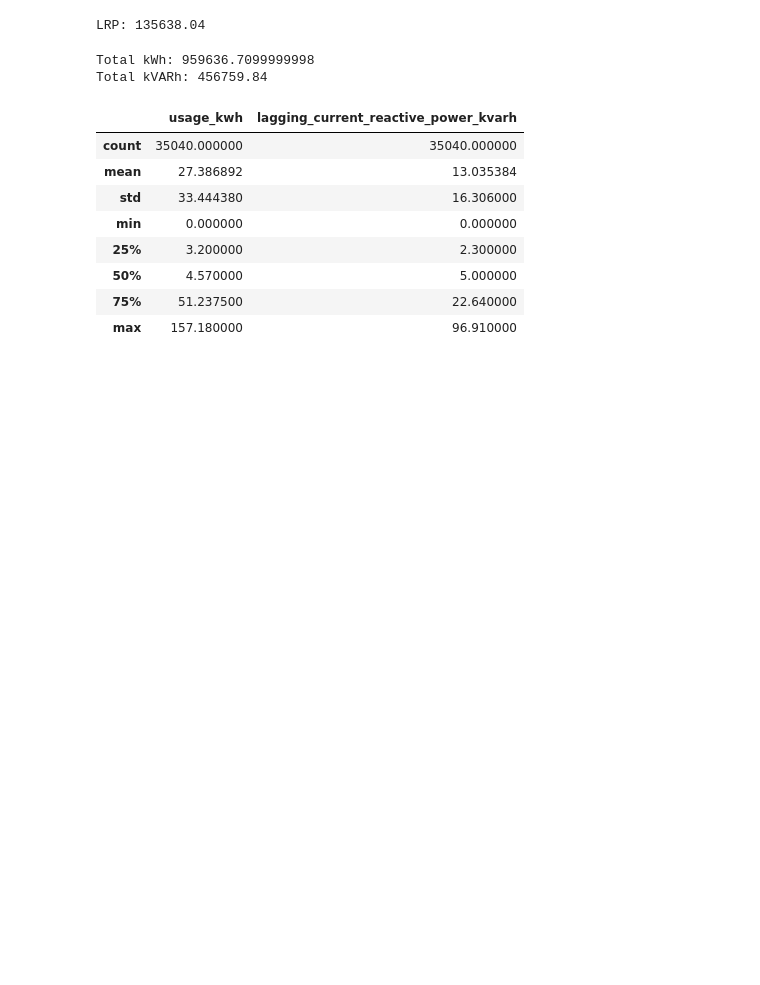
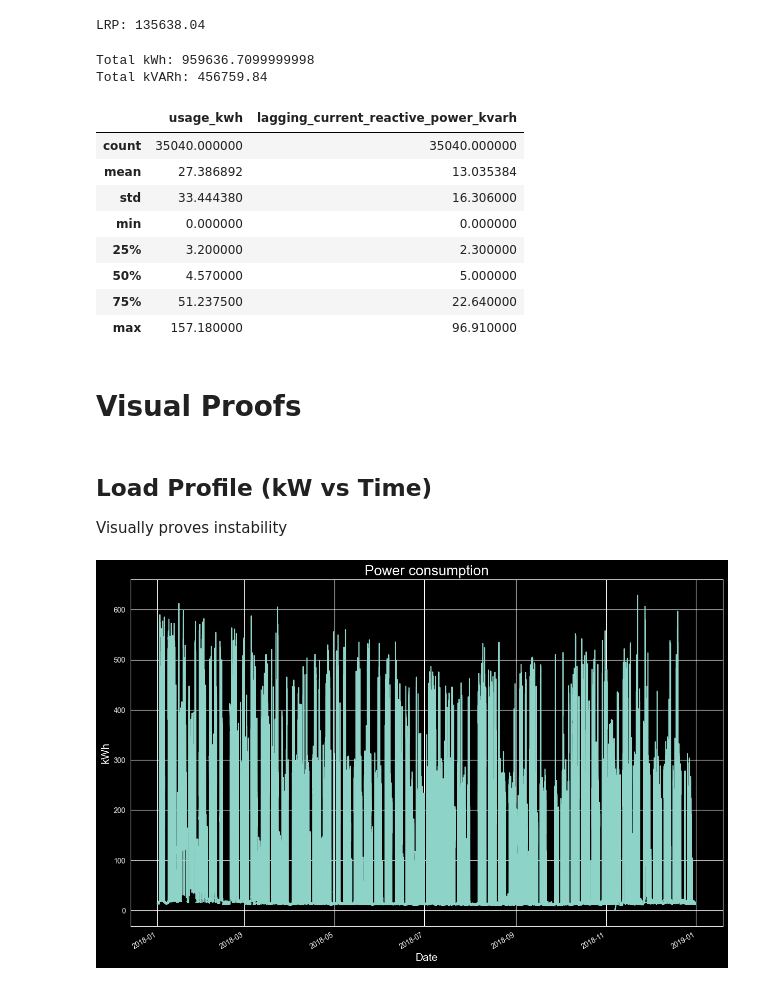
Before and after one commit to kaymansrinivasan/Steel-Industry-Energy-Consumption, a Jupyter notebook: notebook/book.ipynb, the cells around one changed output. Drawn from its saved outputs; the diff is of its cells as text; code cells hidden in the pictures; blank space fills up the shorter version.

Commit message:
Recommendation and energy cost reduced and added some charts for better understanding

```diff
--- a/notebook/book.ipynb
+++ b/notebook/book.ipynb
@@ -340,3 +340,16 @@ df[["usage_kwh", "lagging_current_reactive_power_kvarh"]].describe()
 | 50% | 4.570000 | 5.000000 |
 | 75% | 51.237500 | 22.640000 |
 | max | 157.180000 | 96.910000 |
+# %% [markdown]
+# Visual Proofs
+# %% [markdown]
+## Load Profile (kW vs Time)
+Visually proves instability
+# %%
+df.set_index("date")["kW"].plot(figsize=(15,10))
+plt.title("Power consumption", size=20)
+plt.xlabel("Date", size=15)
+plt.ylabel("kWh", size=15)
+plt.show()
+# %% [output]
+[figure, added]
```
Also changed, not shown: parts of 16 cells of this notebook, 1 other file.
